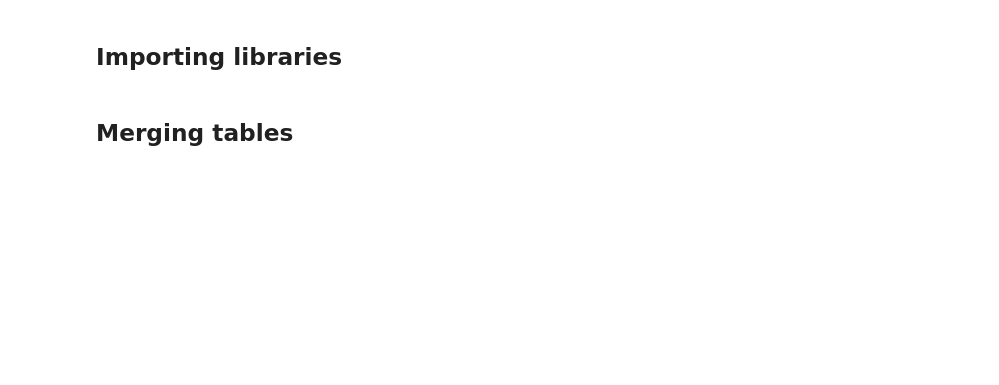
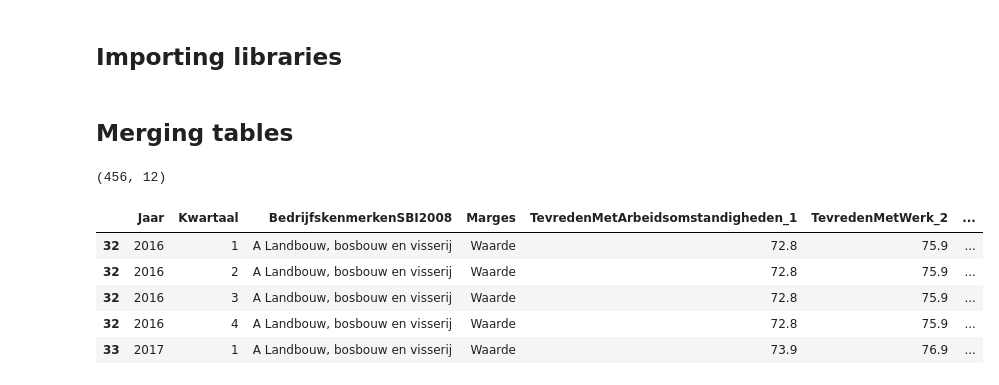
Before and after one commit to evdhout/uwv, a Jupyter notebook: uwv/ingestion/ingestion.ipynb, the cells around one changed output. Drawn from its saved outputs; the diff is of its cells as text; code cells hidden in the pictures; blank space fills up the shorter version.

Commit message:
added sustainable_employability_data

```diff
--- a/uwv/ingestion/ingestion.ipynb
+++ b/uwv/ingestion/ingestion.ipynb
@@ -77,14 +77,19 @@ def convert_monthly_to_quarterly(df, category_column='BedrijfstakkenBranchesSBI2
 def filter_columns(df):
     """
     Filters the DataFrame to ensure specific column order and drops certain columns if they exist.
+    Additionally, if a 'Marges' column exists, only keeps rows where 'Marges' equals 'Waarde'.
 
     Parameters:
         df (DataFrame): The DataFrame to be filtered.
 
     Returns:
-        DataFrame: The filtered DataFrame with columns ordered as Year, Kwartaal, BedrijfskenmerkenSBI2008 (if exists),
+        DataFrame: The filtered DataFrame with columns ordered as Jaar, Kwartaal, BedrijfskenmerkenSBI2008 (if exists),
                    followed by remaining columns (excluding Period, Perioden, ID if they exist).
     """
+    # If 'Marges' column exists, filter rows to keep only those with value 'Waarde'
+    if 'Marges' in df.columns:
+        df = df[df['Marges'] == 'Waarde']
+
     # Define the columns to keep and the order
     columns_to_keep = []
 
@@ -113,6 +118,7 @@ def filter_columns(df):
 def filter_industries(df):
     """
     Filters the DataFrame to only include rows where 'BedrijfskenmerkenSBI2008' is in the specified list of industries.
+    If the column 'BedrijfstakkenBranchesSBI2008' is present, it will be renamed to 'BedrijfskenmerkenSBI2008' first.
 
     Parameters:
         df (DataFrame): The DataFrame to be filtered.
@@ -120,6 +126,10 @@ def filter_industries(df):
     Returns:
         DataFrame: The filtered DataFrame containing only rows with specified industries.
     """
+    # Rename the column if necessary
+    if 'BedrijfstakkenBranchesSBI2008' in df.columns:
+        df = df.rename(columns={'BedrijfstakkenBranchesSBI2008': 'BedrijfskenmerkenSBI2008'})
+
     # List of industries to keep
     industries_to_keep = [
         'A Landbouw, bosbouw en visserij',
@@ -147,6 +157,7 @@ def filter_industries(df):
     filtered_df = df[df['BedrijfskenmerkenSBI2008'].isin(industries_to_keep)]
 
     return filtered_df
+
 
 def filter_period(df):
     """
@@ -245,8 +256,6 @@ def add_industry(df):
 
     return expanded_df
 
-import pandas as pd
-
 def append_dataframes(dataframes):
     """
     Appends multiple DataFrames together vertically and joins on Jaar, Kwartaal, and BedrijfskenmerkenSBI2008.
@@ -281,3 +286,20 @@ ziekteverzuim_data.info()
+# %%
+sustainable_employability_data = pd.DataFrame(cbsodata.get_data('83156NED'))
+sustainable_employability_data = split_period_column(sustainable_employability_data)
+sustainable_employability_data = convert_yearly_to_quarterly(sustainable_employability_data)
+sustainable_employability_data = filter_columns(sustainable_employability_data)
+sustainable_employability_data = filter_industries(sustainable_employability_data)
+sustainable_employability_data = filter_period(sustainable_employability_data)
+print(sustainable_employability_data.shape)
+sustainable_employability_data.head()
+# %% [output]
+(456, 12)
+|  | Jaar | Kwartaal | BedrijfskenmerkenSBI2008 | Marges | TevredenMetArbeidsomstandigheden_1 | TevredenMetWerk_2 | ... |
+| 32 | 2016 | 1 | A Landbouw, bosbouw en visserij | Waarde | 72.8 | 75.9 | ... |
+| 32 | 2016 | 2 | A Landbouw, bosbouw en visserij | Waarde | 72.8 | 75.9 | ... |
+| 32 | 2016 | 3 | A Landbouw, bosbouw en visserij | Waarde | 72.8 | 75.9 | ... |
+| 32 | 2016 | 4 | A Landbouw, bosbouw en visserij | Waarde | 72.8 | 75.9 | ... |
+| 33 | 2017 | 1 | A Landbouw, bosbouw en visserij | Waarde | 73.9 | 76.9 | ... |
 # %%
 ziekteverzuim_data = pd.DataFrame(cbsodata.get_data('80072ned'))
 ziekteverzuim_data = split_period_column(ziekteverzuim_data)
```
Also changed, not shown: parts of 5 cells of this notebook, 1 other file.
